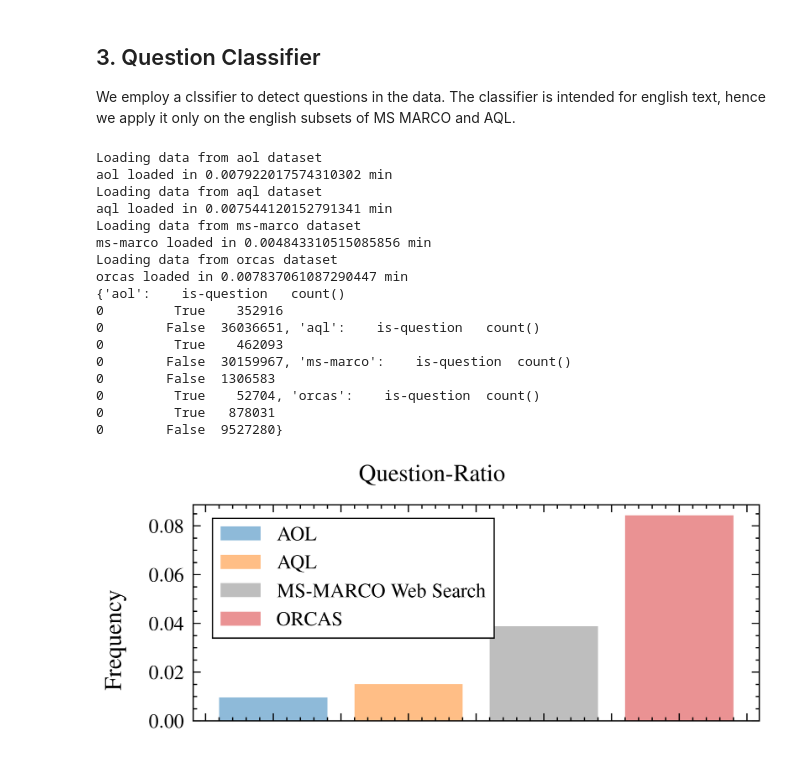
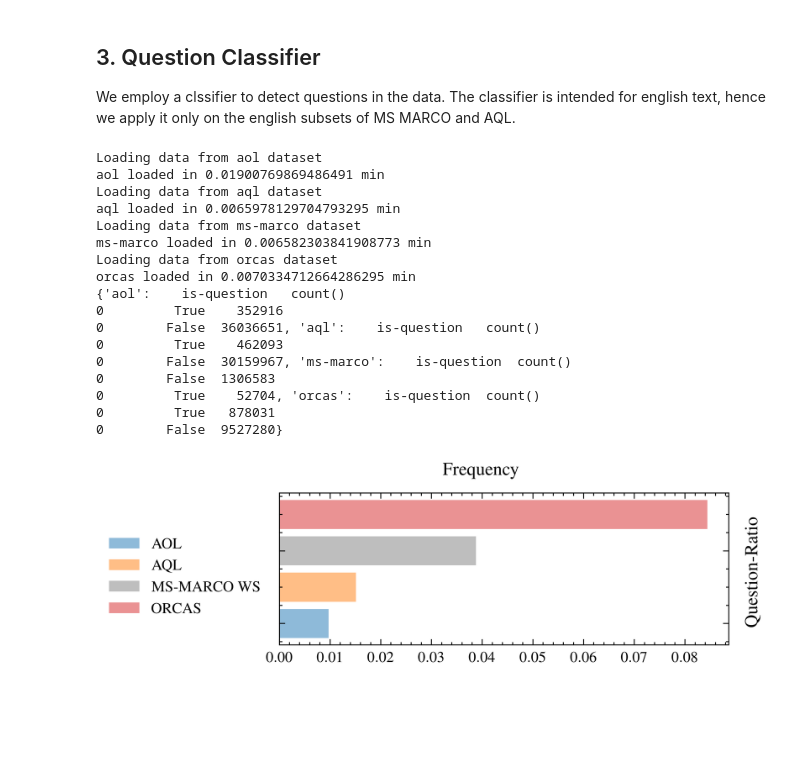
Before and after one commit to bnsch98/verifying-query-logs-from-unknown-sources, a Jupyter notebook: src/thesis_schneg/vis_inference_based.ipynb, the cells around one changed output. Drawn from its saved outputs; the diff is of its cells as text; code cells hidden in the pictures; blank space fills up the shorter version.

```diff
--- a/src/thesis_schneg/vis_inference_based.ipynb
+++ b/src/thesis_schneg/vis_inference_based.ipynb
@@ -132,6 +132,8 @@ for i, ax in enumerate(axes.flatten()):
     ax.bar(data['query-intent'], data['count()'], color=color[i], alpha=0.5)
     # Add legend with dataset name
     dataset_name = list(result_data.keys())[i].upper()
+    if dataset_name == 'MS-MARCO':
+        dataset_name = 'MS-MARCO WS'
     ax.legend([dataset_name], loc='upper right', fontsize=8)
     # Only show y-axis labels for the first column
     if i < 2:  # If the plot is in the second column
@@ -208,5 +209,0 @@ orcas loaded in 0.016004792849222817 min
-# %%
-# iterate through datasets and print results
-for name, vis_data in result_data.items():
-    print(name)
-    print(vis_data)
@@ -234,8 +297,8 @@ import matplotlib
 import scienceplots
 from pathlib import Path
 
-save_vis = False
-# save_vis = True
+# save_vis = False
+save_vis = True
 # plot_format = 'pgf'
 plot_format = 'pdf'
 
@@ -279,6 +342,8 @@ for i, ax in enumerate(axes.flatten()):
     ax.barh(data['entity-label'], data['count()'], color=color[i], alpha=0.5)
     # Add legend with dataset name
     dataset_name = list(result_data.keys())[i].upper()
+    if dataset_name == 'MS-MARCO':
+        dataset_name = 'MS-MARCO WS'
     ax.legend([dataset_name], loc='upper right', fontsize=8)
 
     # Only show y-axis labels for the first column
@@ -347,13 +412,13 @@ else:
 print(result_data)
 # %% [output]
 Loading data from aol dataset
-aol loaded in 0.007922017574310302 min
+aol loaded in 0.01900769869486491 min
 Loading data from aql dataset
-aql loaded in 0.007544120152791341 min
+aql loaded in 0.0065978129704793295 min
 Loading data from ms-marco dataset
-ms-marco loaded in 0.004843310515085856 min
+ms-marco loaded in 0.006582303841908773 min
 Loading data from orcas dataset
-orcas loaded in 0.007837061087290447 min
+orcas loaded in 0.0070334712664286295 min
 {'aol':    is-question   count()
 0         True    352916
 0        False  36036651, 'aql':    is-question   count()
@@ -401,46 +466,68 @@ for i in range(len(result_data)):
     data['count()'] = data['count()'] / data['count()'].sum()
     data = data.query('`is-question` == True')
     # hrizontal bar plot
-    ax.bar(i, data['count()'], color=color[i], alpha=0.5)
+    # ax.bar(i, data['count()'], color=color[i], alpha=0.5)
+    ax.barh(i, data['count()'], color=color[i], alpha=0.5)
+
     # Add legend with dataset name
     # ax.legend([datasets[i].upper()], loc='upper left', fontsize=8)
 
 # Add a single legend for all datasets
 dataset_names = [name.upper() for name in result_data.keys()]
-dataset_names = [name.replace('MS-MARCO', 'MS-MARCO Web Search') for name in dataset_names]
+dataset_names = [name.replace('MS-MARCO', 'MS-MARCO WS') for name in dataset_names]
 
 legend = fig.legend(
     dataset_names,
     loc='upper left',
-    bbox_to_anchor=(0.17, 0.92),
+    # bbox_to_anchor=(0.795, 0.95),
+    bbox_to_anchor=(-0.23, 0.8),
+
     fontsize=8,
-    frameon=True,  # Enable the frame
+    # frameon=True,  # Enable the frame
     edgecolor='black',  # Set the frame color
     framealpha=1,  # Set the transparency of the frame (1 = opaque)
     fancybox=False,  # Disable rounded corners (optional)
 )
-ax.set_xticklabels([])  # Remove x-axis labels
+ax.set_yticklabels([])  # Remove x-axis labels
 
 legend.get_frame().set_linewidth(0.5)  # Set the frame width
 
 
-fig.supxlabel('Question-Ratio', y=0.99)
-fig.supylabel('Frequency', x=0.03)
+fig.supxlabel('Frequency', y=0.99)
+fig.supylabel('Question-Ratio', x=1, y=0.6)
+
+# legend = fig.legend(
+#     dataset_names,
+#     loc='upper left',
+#     bbox_to_anchor=(0.158, 0.92),
+#     fontsize=8,
+#     frameon=True,  # Enable the frame
+#     edgecolor='black',  # Set the frame color
+#     framealpha=1,  # Set the transparency of the frame (1 = opaque)
+#     fancybox=False,  # Disable rounded corners (optional)
+# )
+# ax.set_xticklabels([])  # Remove x-axis labels
+
+# legend.get_frame().set_linewidth(0.5)  # Set the frame width
+
+
+# fig.supxlabel('Question-Ratio', y=0.99)
+# fig.supylabel('Frequency', x=0.03)
 plt.tight_layout()
 # either save visualization or show it
 plt.show()
 
 if save_vis:
     vis_dir = Path(
             f"/home/benjamin/studium/masterarbeit/thesis-schneg/plots/{analysis_name}")
     # make directory if it does not exist
     if not vis_dir.exists():
         vis_dir.mkdir(parents=True)
     # delete old plot
     for file in vis_dir.iterdir():
         if file.is_file() and file.name.endswith(f'.{plot_format}'):
             file.unlink()
 
     fig.savefig(vis_dir.joinpath(f"all.{plot_format}"), format=plot_format)
 # %% [output]
-[figure, old version]
+[figure, new version]
```
Also changed, not shown: parts of 6 cells of this notebook, 30 other files.
